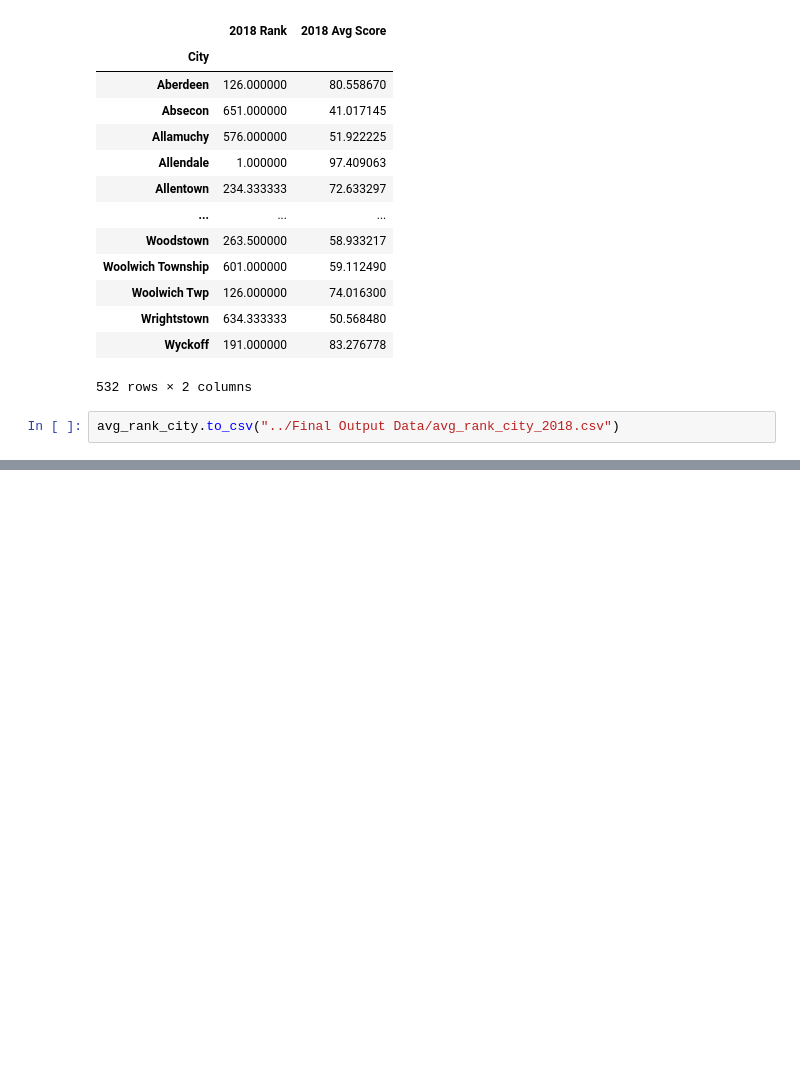
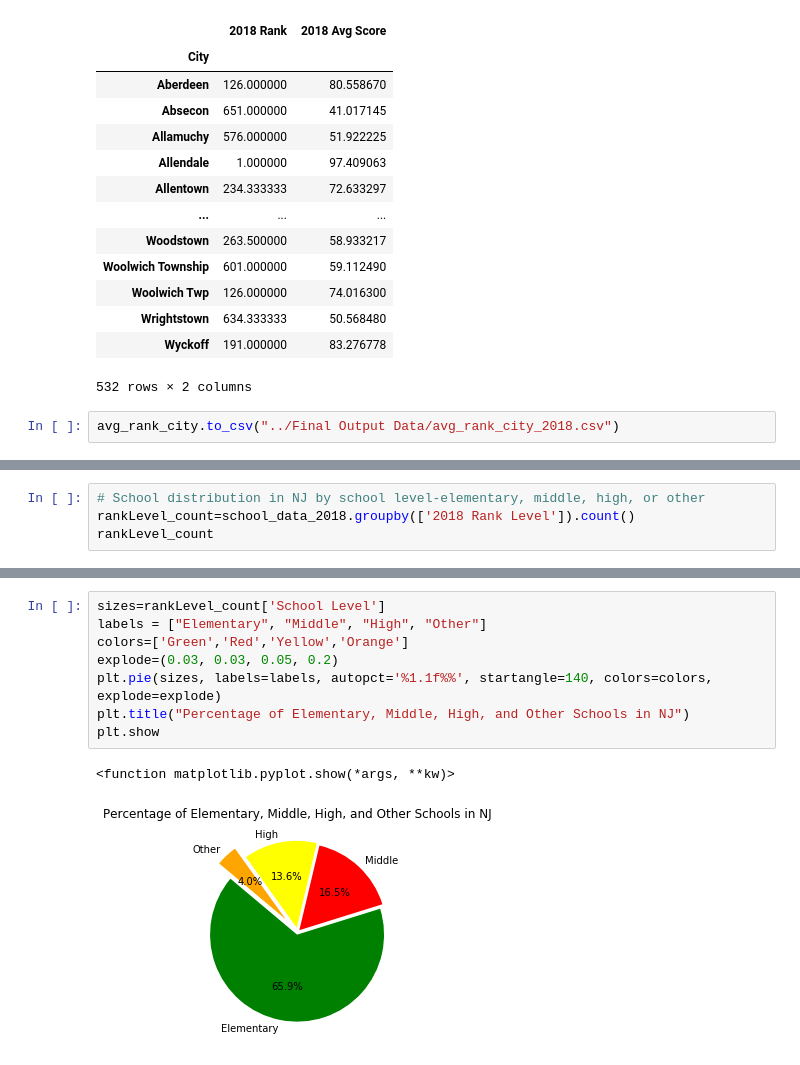
Before and after one commit to RUB-Project-Team/NJ-Housing-2020, a Jupyter notebook: School Ranking/School_Rank_Analysis_2018.ipynb, the cells around one changed output, grey strips where cells are left out. Drawn from its saved outputs; the diff is of its cells as text; blank space fills up the shorter version.

```diff
--- a/School Ranking/School_Rank_Analysis_2018.ipynb
+++ b/School Ranking/School_Rank_Analysis_2018.ipynb
@@ -185,0 +215,4 @@ avg_rank_city.to_csv("../Final Output Data/avg_rank_city_2018.csv")
+# %%
+# School distribution in NJ by school level-elementary, middle, high, or other
+rankLevel_count=school_data_2018.groupby(['2018 Rank Level']).count()
+rankLevel_count
@@ -185,0 +226,11 @@ avg_rank_city.to_csv("../Final Output Data/avg_rank_city_2018.csv")
+# %%
+sizes=rankLevel_count['School Level']
+labels = ["Elementary", "Middle", "High", "Other"]
+colors=['Green','Red','Yellow','Orange']
+explode=(0.03, 0.03, 0.05, 0.2)
+plt.pie(sizes, labels=labels, autopct='%1.1f%%', startangle=140, colors=colors, explode=explode)
+plt.title("Percentage of Elementary, Middle, High, and Other Schools in NJ")
+plt.show
+# %% [output]
+<function matplotlib.pyplot.show(*args, **kw)>
+[figure, added]
```
Also changed, not shown: parts of 11 cells of this notebook, 11 other files.
